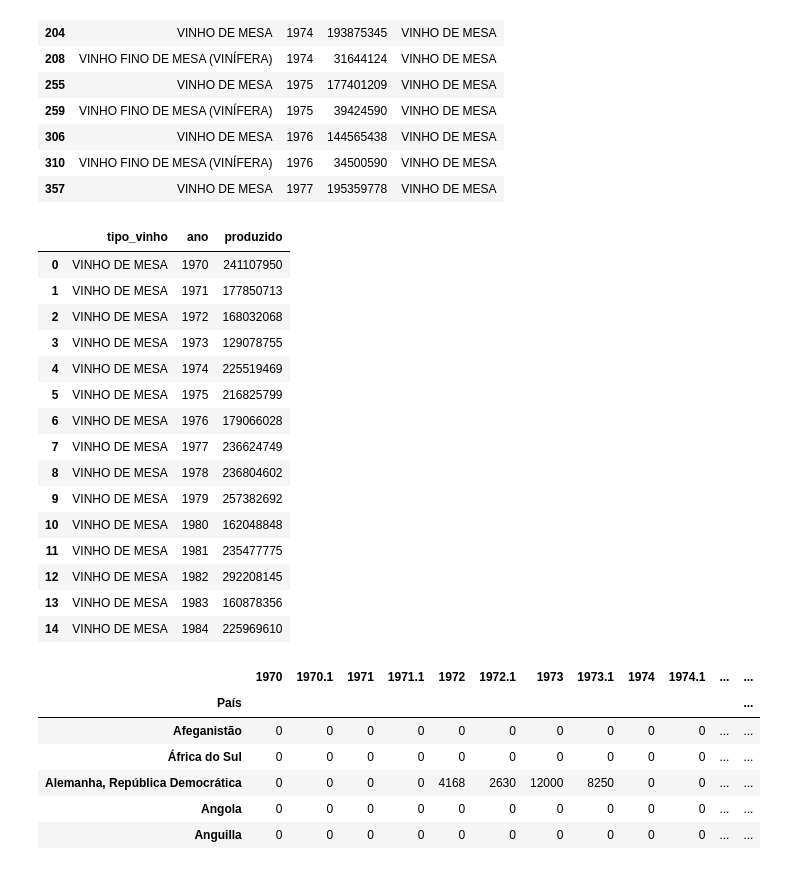
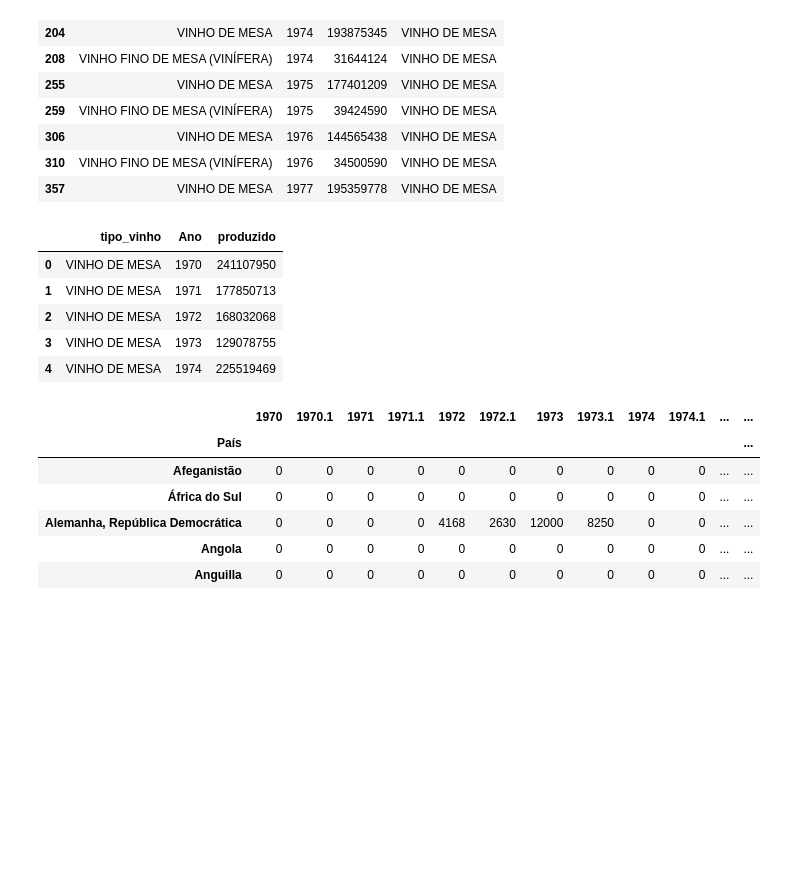
Before and after one commit to eugeniogdiniz/Grupo_posFiap, a Jupyter notebook: scr/producao_bases.ipynb, the cells around one changed output. Saved outputs shown, nothing was run; the diff lists cells and outputs as text; code cells hidden in the pictures; blank space fills up the shorter version.

```diff
--- a/scr/producao_bases.ipynb
+++ b/scr/producao_bases.ipynb
@@ -102,24 +102,15 @@ df_producao_anual_vinho_mesa.head(15)
 | 357 | VINHO DE MESA | 1977 | 195359778 | VINHO DE MESA |
 # %%
 df_producao_anual_vinho_mesa_agrupado = df_producao_anual_vinho_mesa.groupby(['tipo_vinho', 'ano']).agg({'produzido': 'sum'}).reset_index()
-df_producao_anual_vinho_mesa_agrupado.head(15)
+df_producao_anual_vinho_mesa_agrupado.rename(columns={'ano': 'Ano'}, inplace=True)
+df_producao_anual_vinho_mesa_agrupado.head()
 # %% [output]
-|  | tipo_vinho | ano | produzido |
+|  | tipo_vinho | Ano | produzido |
 | 0 | VINHO DE MESA | 1970 | 241107950 |
 | 1 | VINHO DE MESA | 1971 | 177850713 |
 | 2 | VINHO DE MESA | 1972 | 168032068 |
 | 3 | VINHO DE MESA | 1973 | 129078755 |
 | 4 | VINHO DE MESA | 1974 | 225519469 |
-| 5 | VINHO DE MESA | 1975 | 216825799 |
-| 6 | VINHO DE MESA | 1976 | 179066028 |
-| 7 | VINHO DE MESA | 1977 | 236624749 |
-| 8 | VINHO DE MESA | 1978 | 236804602 |
-| 9 | VINHO DE MESA | 1979 | 257382692 |
-| 10 | VINHO DE MESA | 1980 | 162048848 |
-| 11 | VINHO DE MESA | 1981 | 235477775 |
-| 12 | VINHO DE MESA | 1982 | 292208145 |
-| 13 | VINHO DE MESA | 1983 | 160878356 |
-| 14 | VINHO DE MESA | 1984 | 225969610 |
 # %%
 df_exportacao_vinho = pd.read_csv(r'/home/eugenio/Documentos/Pos/PosTechDataScience_Fiap/Grupo_posFiap/bases/vinho/Exportacao/ExpVinho.csv', sep = ';')
 df_exportacao_vinho = df_exportacao_vinho.drop("Id", axis=1)
```
Also changed, not shown: parts of 2 cells of this notebook, 1 other file.
